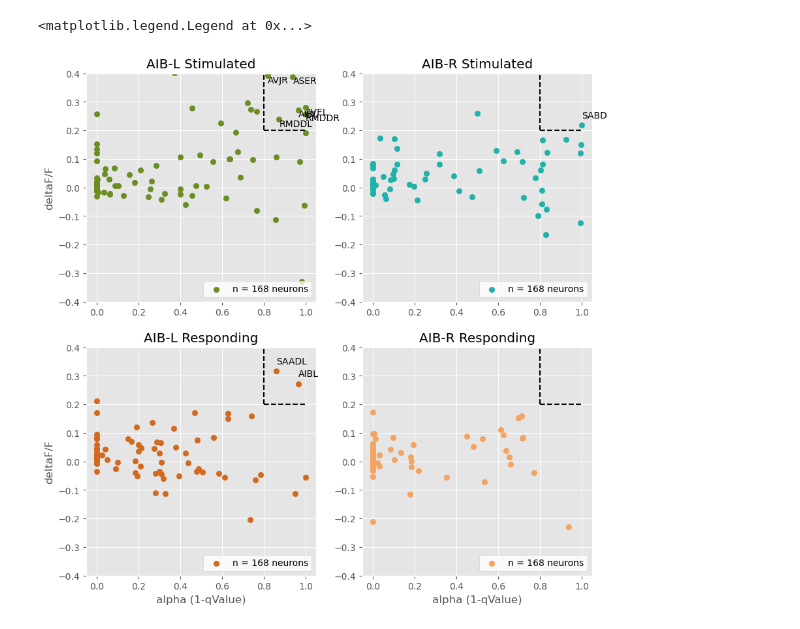
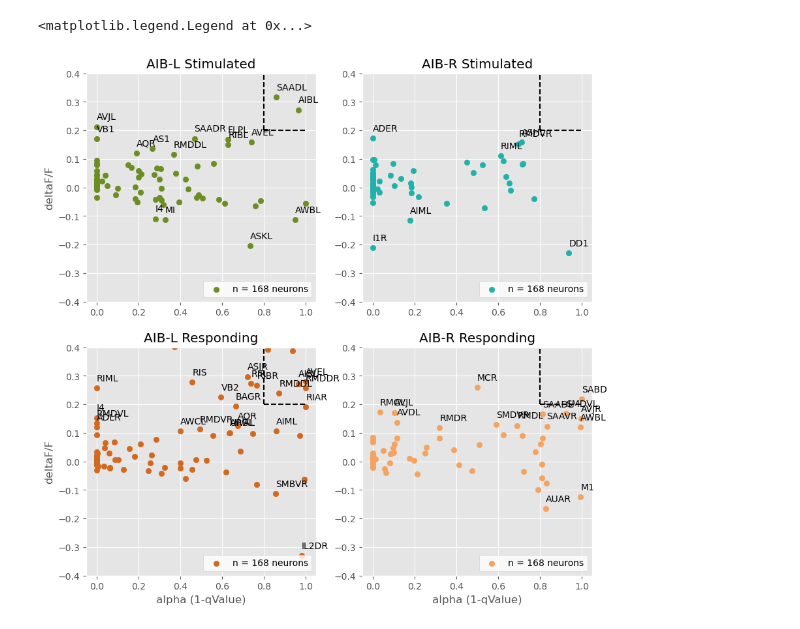
Before and after one commit to lanceman999/Gordus_scripts, a Jupyter notebook: ASJ_neuron/RandiEtAl_ASJ_stimulated.ipynb, the cells around one changed output. Drawn from its saved outputs; the diff is of its cells as text; code cells hidden in the pictures.

Commit message:
script for analyzing Randi et al. data for ASJ simulation and response

```diff
--- a/ASJ_neuron/RandiEtAl_ASJ_stimulated.ipynb
+++ b/ASJ_neuron/RandiEtAl_ASJ_stimulated.ipynb
@@ -6,5 +7,5 @@ import numpy as np
 # %%
-rawData_deltaF = pd.read_csv("/Users/cmdb/Desktop/GORDUS_rotation/ASJ_neuron_stuff/DATA/Randi_etal/Fig2A_deltaF_over_F.csv") #values are average across trials and animals (113 animals)
+rawData_deltaF = pd.read_csv("/Users/cmdb/Desktop/GORDUS_rotation/ASJ_neuron_stuff/DATA/Randi_etal/Fig2a_deltaF_over_F.csv") #values are average across trials and animals (113 animals)
 rawData_deltaF = rawData_deltaF.set_index(rawData_deltaF.columns[0])
 rawData_alpha = pd.read_csv("/Users/cmdb/Desktop/GORDUS_rotation/ASJ_neuron_stuff/DATA/Randi_etal/Fig2a_alpha(1-qvalue).csv") #values are average across trials and animals (113 animals)
 rawData_alpha = rawData_alpha.set_index(rawData_alpha.columns[0])
@@ -14,14 +15,14 @@ rawData_alpha = rawData_alpha.set_index(rawData_alpha.columns[0])
 # Make a dataframe for the data
 # print(rawData_deltaF.head())
 # not entirley sure if rows or columns indicate if neuron was stimulated or is responding.......
-rawdata_deltaF_ASJL_stimulated = rawData_deltaF.loc['ASJL']
-rawdata_alpha_ASJL_stimulated = rawData_alpha.loc['ASJL']
-rawdata_deltaF_ASJR_stimulated = rawData_deltaF.loc['ASJR']
-rawdata_alpha_ASJR_stimulated = rawData_alpha.loc['ASJR']
-rawdata_deltaF_ASJL_responding = rawData_deltaF.T.loc['ASJL'] #first transpose the data so that the responding neuron names are the columns
-rawdata_alpha_ASJL_responding = rawData_alpha.T.loc['ASJL']
-rawdata_deltaF_ASJR_responding = rawData_deltaF.T.loc['ASJR']
-rawdata_alpha_ASJR_responding = rawData_alpha.T.loc['ASJR']
+rawdata_deltaF_ASJL_stimulated = rawData_deltaF['ASJL']
+rawdata_alpha_ASJL_stimulated = rawData_alpha['ASJL']
+rawdata_deltaF_ASJR_stimulated = rawData_deltaF['ASJR']
+rawdata_alpha_ASJR_stimulated = rawData_alpha['ASJR']
+rawdata_deltaF_ASJL_responding = rawData_deltaF.T['ASJL'] #first transpose the data so that the responding neuron names are the columns
+rawdata_alpha_ASJL_responding = rawData_alpha.T['ASJL']
+rawdata_deltaF_ASJR_responding = rawData_deltaF.T['ASJR']
+rawdata_alpha_ASJR_responding = rawData_alpha.T['ASJR']
 print(len(rawdata_deltaF_ASJL_stimulated)) #168 neurons
 
 print(rawdata_deltaF_ASJL_stimulated[0:4])
@@ -111,18 +156,18 @@ ax4.legend(loc = 'lower right', facecolor = 'white')
 # %%
-rawdata_deltaF_AIBL_stimulated = rawData_deltaF.loc['AIBL']
-rawdata_alpha_AIBL_stimulated = rawData_alpha.loc['AIBL']
-rawdata_deltaF_AIBR_stimulated = rawData_deltaF.loc['AIBR']
-rawdata_alpha_AIBR_stimulated = rawData_alpha.loc['AIBR']
-rawdata_deltaF_AIBL_responding = rawData_deltaF.T.loc['AIBL'] #first transpose the data so that the responding neuron names are the columns
-rawdata_alpha_AIBL_responding = rawData_alpha.T.loc['AIBL']
-rawdata_deltaF_AIBR_responding = rawData_deltaF.T.loc['AIBR']
-rawdata_alpha_AIBR_responding = rawData_alpha.T.loc['AIBR']
+rawdata_deltaF_AIBL_stimulated = rawData_deltaF['AIBL']
+rawdata_alpha_AIBL_stimulated = rawData_alpha['AIBL']
+rawdata_deltaF_AIBR_stimulated = rawData_deltaF['AIBR']
+rawdata_alpha_AIBR_stimulated = rawData_alpha['AIBR']
+rawdata_deltaF_AIBL_responding = rawData_deltaF.T['AIBL'] #first transpose the data so that the responding neuron names are the columns
+rawdata_alpha_AIBL_responding = rawData_alpha.T['AIBL']
+rawdata_deltaF_AIBR_responding = rawData_deltaF.T['AIBR']
+rawdata_alpha_AIBR_responding = rawData_alpha.T['AIBR']
 # %%
 plt.style.use("ggplot") #to have plot look more like ggplot2 in R
 
 def label_points(x, y, ax, deviation):
     for i, txt in enumerate(x.index):
-        if x[i] > 0.8 and y[i] > 0.2:
+        if (y[i] > 0.1 or y[i] < -0.1):
             ax.annotate(txt, (x[i], y[i] - deviation))
 
 fig, axs = plt.subplots(2, 2, figsize=(10, 10))
@@ -132,7 +177,7 @@ ax3 = axs[1,0]
 ax4 = axs[1,1]
 
 ax1.scatter(rawdata_alpha_AIBL_stimulated, rawdata_deltaF_AIBL_stimulated, color = 'olivedrab', label = 'n = 168 neurons')
-label_points(rawdata_alpha_AIBL_stimulated, rawdata_deltaF_AIBL_stimulated, ax1, 0.025)
+label_points(rawdata_alpha_AIBL_stimulated, rawdata_deltaF_AIBL_stimulated, ax1, -0.025)
 ax1.set_title('AIB-L Stimulated')
 ax1.set_ylabel('deltaF/F')
 ax1.set_ylim(-0.4,0.4)
@@ -147,31 +192,31 @@ ax2.set_ylim(-0.4,0.4)
 ax2.vlines(0.8, 0.2, 0.4, color = 'black', linestyle = 'dashed')
 ax2.hlines(0.2, 0.8, 1, color = 'black', linestyle = 'dashed')
 ax2.legend(loc = 'lower right', facecolor = 'white')
 
 
 ax3.scatter(rawdata_alpha_AIBL_responding, rawdata_deltaF_AIBL_responding, color = 'chocolate', label = 'n = 168 neurons')
 label_points(rawdata_alpha_AIBL_responding, rawdata_deltaF_AIBL_responding, ax3, -0.025)
 ax3.set_title('AIB-L Responding')
 ax3.set_xlabel('alpha (1-qValue)')
 ax3.set_ylabel('deltaF/F')
 ax3.set_ylim(-0.4,0.4)
 ax3.vlines(0.8, 0.2, 0.4, color = 'black', linestyle = 'dashed')
 ax3.hlines(0.2, 0.8, 1, color = 'black', linestyle = 'dashed')
 ax3.legend(loc = 'lower right', facecolor = 'white')
 
 
 ax4.scatter(rawdata_alpha_AIBR_responding, rawdata_deltaF_AIBR_responding, color = 'sandybrown', label = 'n = 168 neurons')
 label_points(rawdata_alpha_AIBR_responding, rawdata_deltaF_AIBR_responding, ax4, -0.025)
 ax4.set_title('AIB-R Responding')
 ax4.set_xlabel('alpha (1-qValue)')
 ax4.set_ylim(-0.4,0.4)
 ax4.vlines(0.8, 0.2, 0.4, color = 'black', linestyle = 'dashed')
 x_min, x_max = ax4.get_xlim()
 ax4.hlines(0.2, 0.8, 1, color = 'black', linestyle = 'dashed')
 ax4.legend(loc = 'lower right', facecolor = 'white')
 
 
 # fig.savefig("", dpi = 90)
 # %% [output]
 <matplotlib.legend.Legend at 0x...>
-[figure, old version]
+[figure, new version]
```
Also changed, not shown: parts of 4 cells of this notebook.
